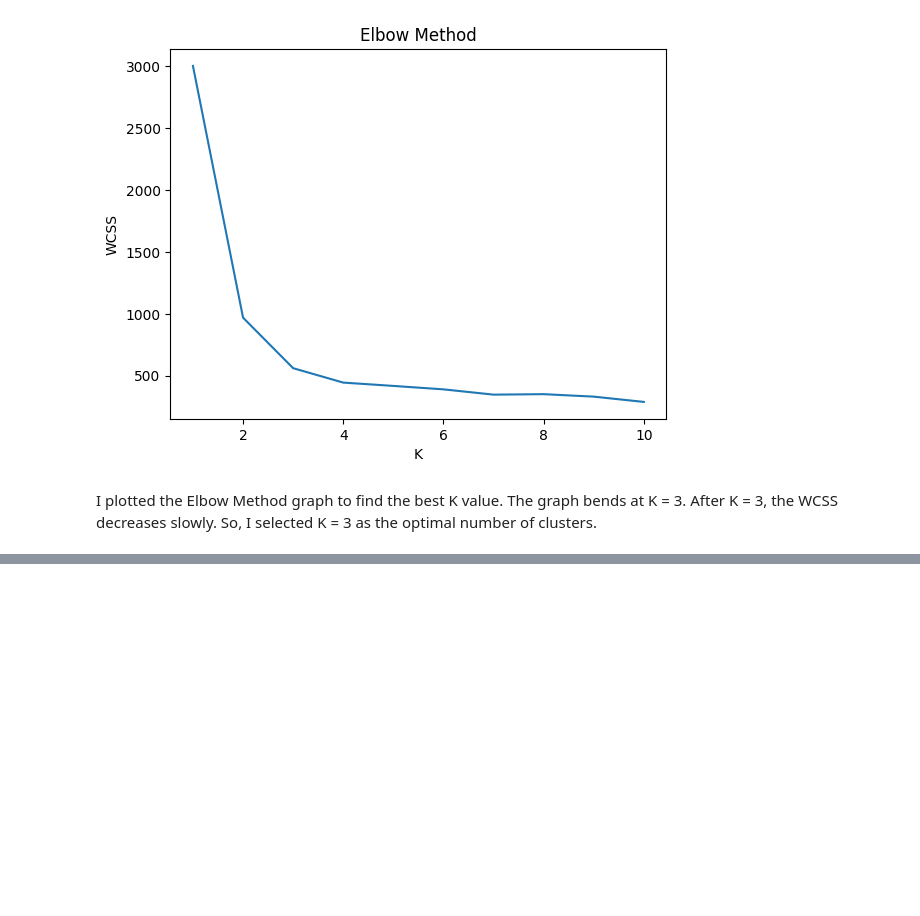
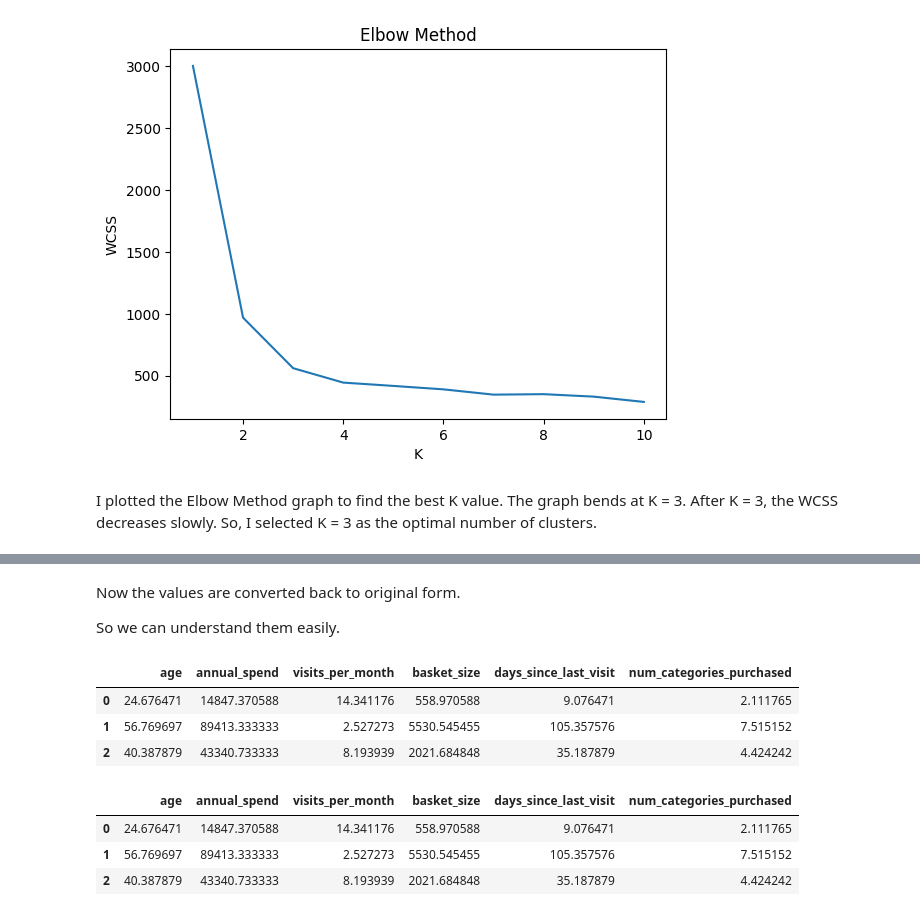
Before and after one commit to dppanchal889/ml-assessment-Dipika-panchal, a Jupyter notebook: part_a/q2_unsupervised.ipynb, the cells around one changed output, grey strips where cells are left out. Cells and saved outputs as stored; diff of their text form; code cells hidden in the pictures; blank space fills up the shorter version.

```diff
--- a/part_a/q2_unsupervised.ipynb
+++ b/part_a/q2_unsupervised.ipynb
@@ -75,0 +151,22 @@ So, I selected K = 3 as the optimal number of clusters.
+# %% [markdown]
+Now the values are converted back to original form.
+
+So we can understand them easily.
+# %%
+import pandas as pd
+
+centroid_df = pd.DataFrame(centroids_original, columns=df.columns[:-1])
+
+centroid_df
+# %% [output]
+|  | age | annual_spend | visits_per_month | basket_size | days_since_last_visit | num_categories_purchased |
+| 0 | 24.676471 | 14847.370588 | 14.341176 | 558.970588 | 9.076471 | 2.111765 |
+| 1 | 56.769697 | 89413.333333 | 2.527273 | 5530.545455 | 105.357576 | 7.515152 |
+| 2 | 40.387879 | 43340.733333 | 8.193939 | 2021.684848 | 35.187879 | 4.424242 |
+# %%
+centroid_df
+# %% [output]
+|  | age | annual_spend | visits_per_month | basket_size | days_since_last_visit | num_categories_purchased |
+| 0 | 24.676471 | 14847.370588 | 14.341176 | 558.970588 | 9.076471 | 2.111765 |
+| 1 | 56.769697 | 89413.333333 | 2.527273 | 5530.545455 | 105.357576 | 7.515152 |
+| 2 | 40.387879 | 43340.733333 | 8.193939 | 2021.684848 | 35.187879 | 4.424242 |
```
Also changed, not shown: parts of 11 cells of this notebook.
